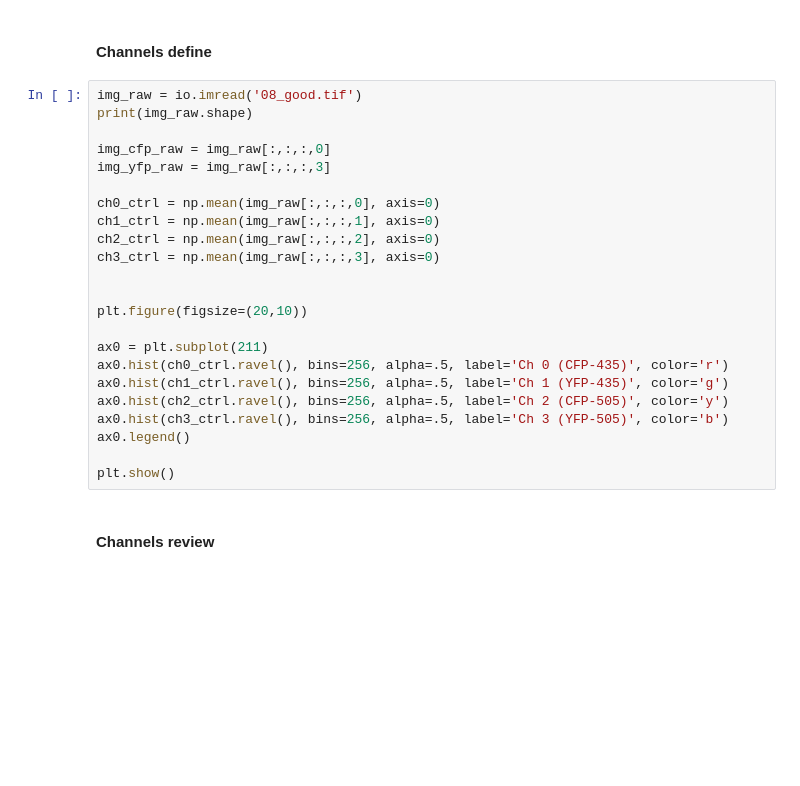
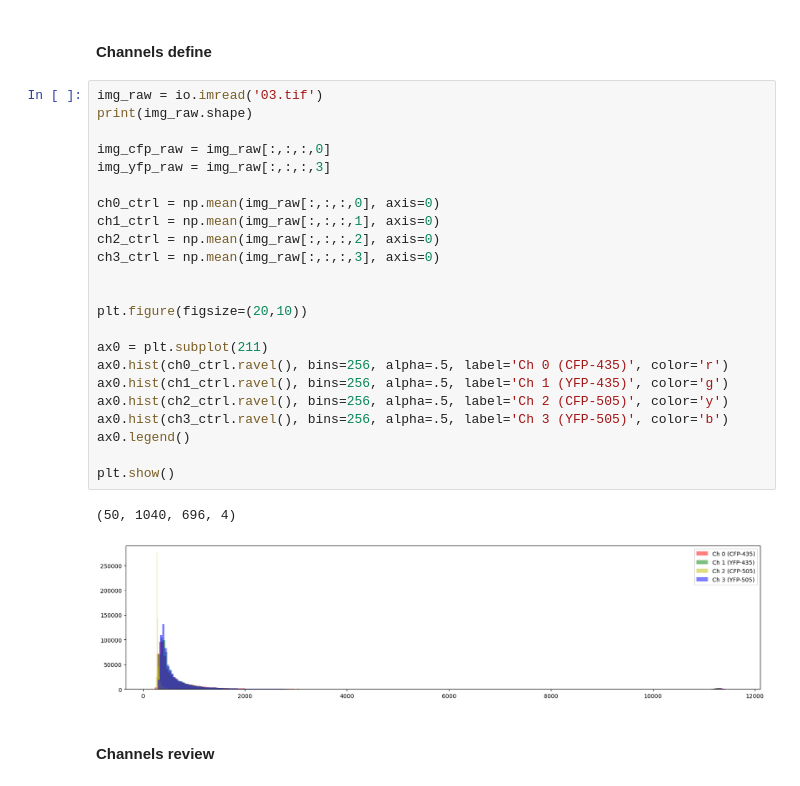
Before and after one commit to wisstock/LTData, a Jupyter notebook: cfp_yfp.ipynb, the cells around one changed output. Drawn from its saved outputs; the diff is of its cells as text; blank space fills up the shorter version.

```diff
--- a/cfp_yfp.ipynb
+++ b/cfp_yfp.ipynb
@@ -109,28 +109,31 @@ def plot_linearmap(cdict):
 # %% [markdown]
 #### Channels define
 # %%
-img_raw = io.imread('08_good.tif')
+img_raw = io.imread('03.tif')
 print(img_raw.shape)
 
 img_cfp_raw = img_raw[:,:,:,0]
 img_yfp_raw = img_raw[:,:,:,3]
 
 ch0_ctrl = np.mean(img_raw[:,:,:,0], axis=0)
 ch1_ctrl = np.mean(img_raw[:,:,:,1], axis=0)
 ch2_ctrl = np.mean(img_raw[:,:,:,2], axis=0)
 ch3_ctrl = np.mean(img_raw[:,:,:,3], axis=0)
 
 
 plt.figure(figsize=(20,10))
 
 ax0 = plt.subplot(211)
 ax0.hist(ch0_ctrl.ravel(), bins=256, alpha=.5, label='Ch 0 (CFP-435)', color='r')
 ax0.hist(ch1_ctrl.ravel(), bins=256, alpha=.5, label='Ch 1 (YFP-435)', color='g')
 ax0.hist(ch2_ctrl.ravel(), bins=256, alpha=.5, label='Ch 2 (CFP-505)', color='y')
 ax0.hist(ch3_ctrl.ravel(), bins=256, alpha=.5, label='Ch 3 (YFP-505)', color='b')
 ax0.legend()
 
 plt.show()
+# %% [output]
+(50, 1040, 696, 4)
+[figure, added]
 # %% [markdown]
 #### Channels review
 # %%
```
Also changed, not shown: parts of 9 cells of this notebook.
